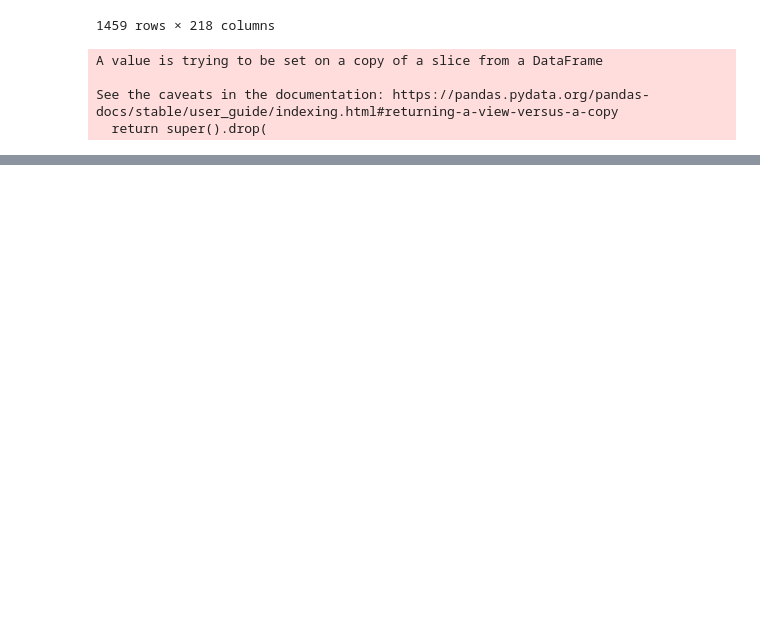
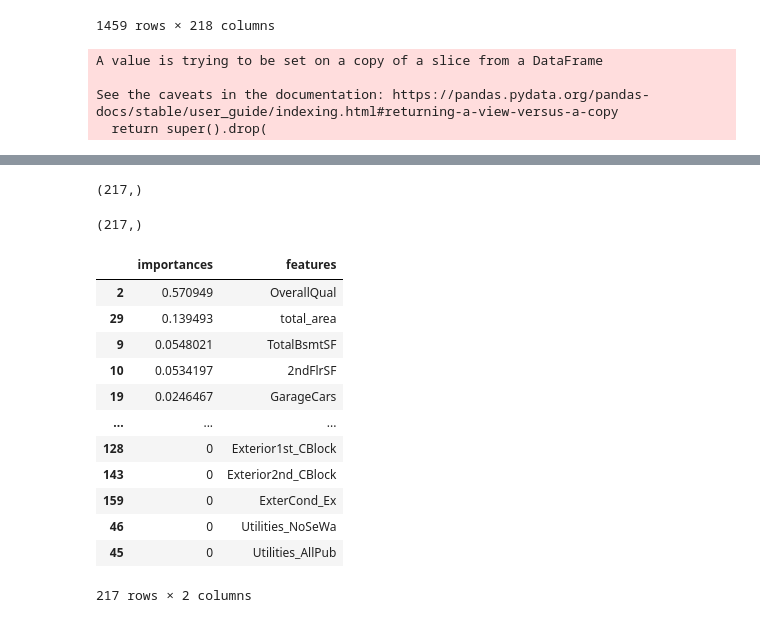
Before and after one commit to shota1201/diveintocode-ml, a Jupyter notebook: DIVE_INTO_CODE/python/week4/week4-2_preprob.ipynb, the cells around one changed output, grey strips where cells are left out. Cells and saved outputs as stored; diff of their text form; code cells hidden in the pictures; blank space fills up the shorter version.

```diff
--- a/DIVE_INTO_CODE/python/week4/week4-2_preprob.ipynb
+++ b/DIVE_INTO_CODE/python/week4/week4-2_preprob.ipynb
@@ -578,0 +581,8 @@ result_df
+# %%
+dt_importance.shape
+# %% [output]
+(217,)
+# %%
+rf_importance
+# %% [output]
+(217,)
@@ -578,0 +598,16 @@ result_df
+# %%
+result
+# %% [output]
+|  | importances | features |
+| 2 | 0.570949 | OverallQual |
+| 29 | 0.139493 | total_area |
+| 9 | 0.0548021 | TotalBsmtSF |
+| 10 | 0.0534197 | 2ndFlrSF |
+| 19 | 0.0246467 | GarageCars |
+| ... | ... | ... |
+| 128 | 0 | Exterior1st_CBlock |
+| 143 | 0 | Exterior2nd_CBlock |
+| 159 | 0 | ExterCond_Ex |
+| 46 | 0 | Utilities_NoSeWa |
+| 45 | 0 | Utilities_AllPub |
+217 rows × 2 columns
```
Also changed, not shown: parts of 25 cells of this notebook.
